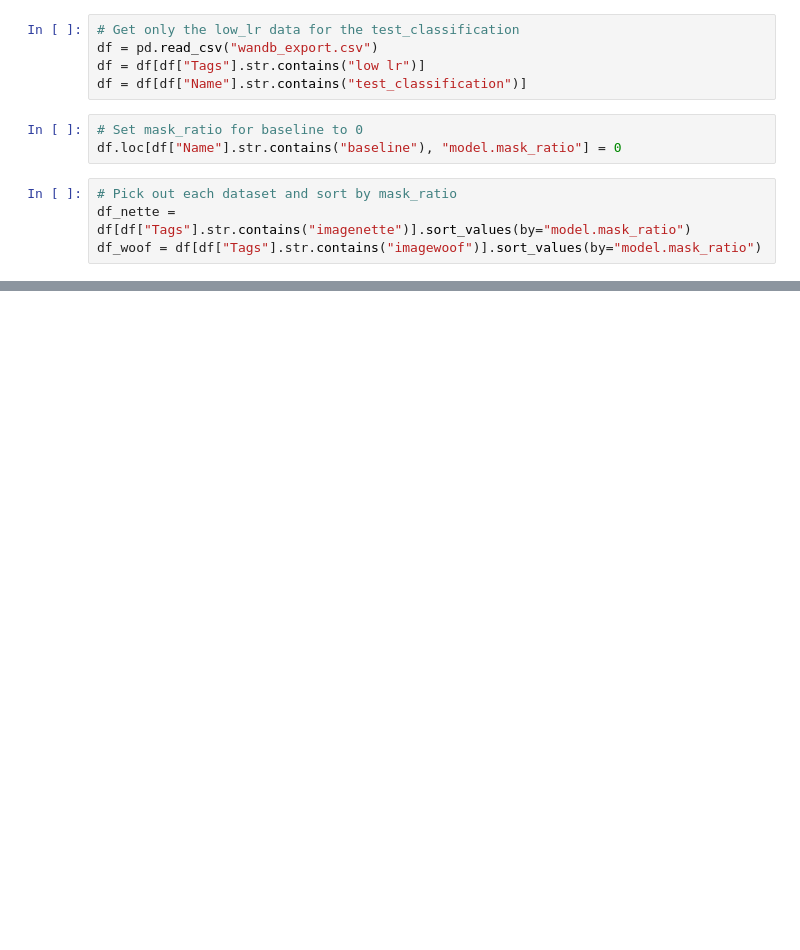
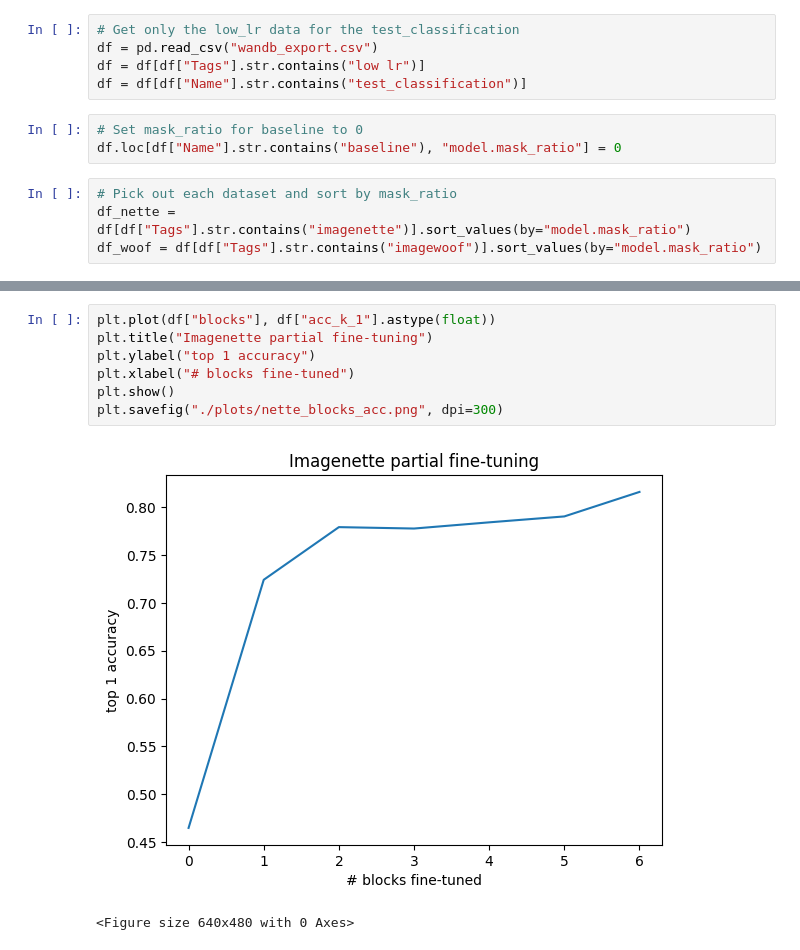
Before and after one commit to klaswijk/reproduce-mae, a Jupyter notebook: Plotting.ipynb, the cells around one changed output, grey strips where cells are left out. Drawn from its saved outputs; the diff is of its cells as text; blank space fills up the shorter version.

```diff
--- a/Plotting.ipynb
+++ b/Plotting.ipynb
@@ -31,0 +61,10 @@ plt.savefig("./plots/nette_mask_ratio_acc.png")
+# %%
+plt.plot(df["blocks"], df["acc_k_1"].astype(float))
+plt.title("Imagenette partial fine-tuning")
+plt.ylabel("top 1 accuracy")
+plt.xlabel("# blocks fine-tuned")
+plt.show()
+plt.savefig("./plots/nette_blocks_acc.png", dpi=300)
+# %% [output]
+[figure, added]
+<Figure size 640x480 with 0 Axes>
```
Also changed, not shown: parts of 11 cells of this notebook.
